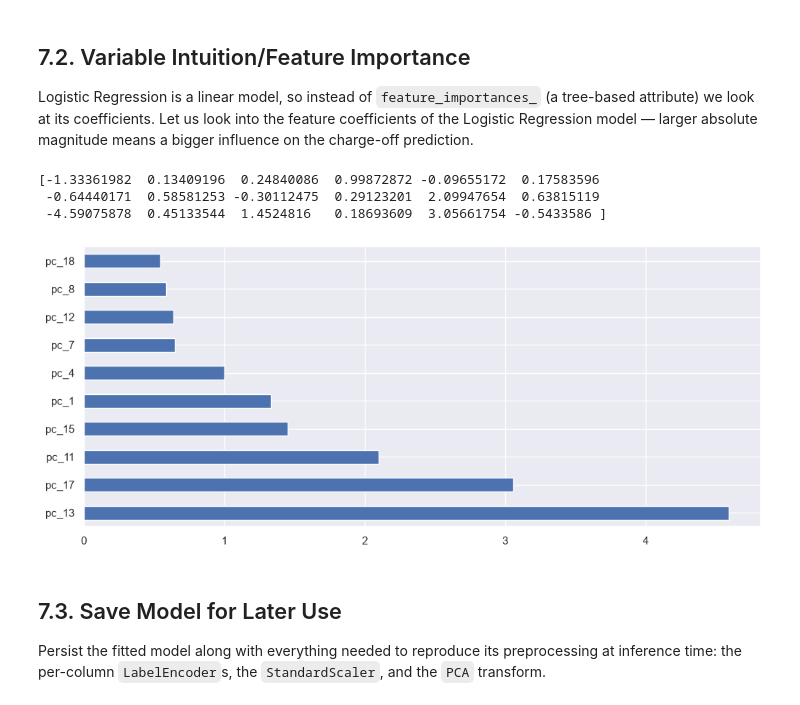
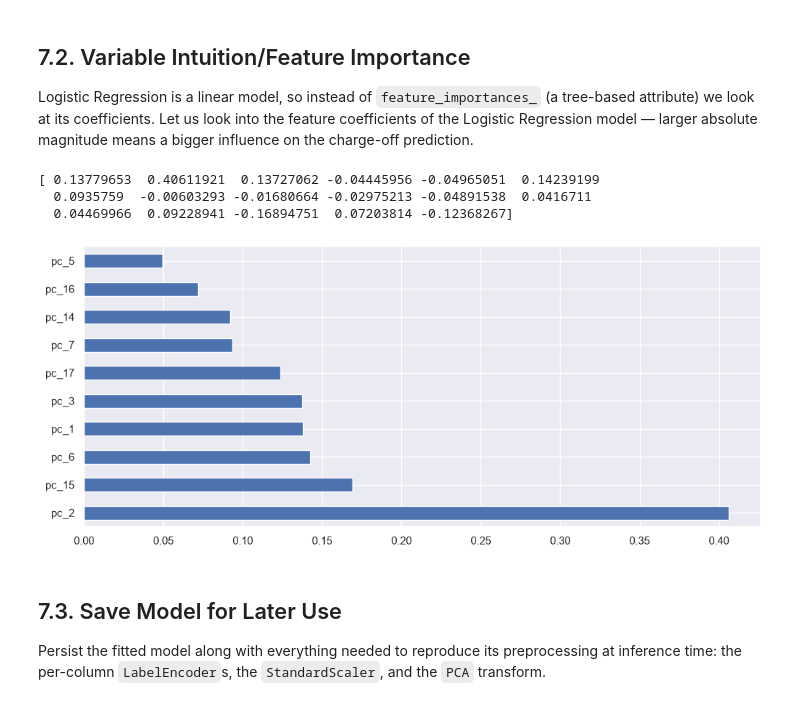
Before and after one commit to ahbiswas/Loan_approval, a Jupyter notebook: LoanDefaultProbability.ipynb, the cells around one changed output. Drawn from its saved outputs; the diff is of its cells as text; code cells hidden in the pictures.

```diff
--- a/LoanDefaultProbability.ipynb
+++ b/LoanDefaultProbability.ipynb
@@ -559,4 +531,0 @@ Current shape of dataset : (11000, 19)
-# %%
-#Filling the NAs with the mean of the column.
-#dataset.fillna(dataset.mean(),inplace = True)
-dataset.fillna(dataset.mean(numeric_only=True), inplace=True)
@@ -589,0 +549,24 @@ X_train, X_validation, Y_train, Y_validation = train_test_split(X, Y, test_size=
+# %%
+from sklearn.decomposition import PCA
+
+# Impute with the training-split mean only, then fit scaling/PCA on the training
+# split and apply the same fitted transforms to validation.
+train_means = X_train.mean(numeric_only=True)
+X_train = X_train.fillna(train_means)
+X_validation = X_validation.fillna(train_means)
+
+scaler = StandardScaler()
+X_train_scaled = scaler.fit_transform(X_train)
+X_validation_scaled = scaler.transform(X_validation)
+
+# Keep enough components to explain 95% of the variance
+pca = PCA(n_components=0.95, random_state=7)
+X_train_pca = pca.fit_transform(X_train_scaled)
+X_validation_pca = pca.transform(X_validation_scaled)
+
+print(f"Reduced from {X_train.shape[1]} features to {pca.n_components_} "
+      f"principal components (explained variance: {pca.explained_variance_ratio_.sum():.3f})")
+
+pca_cols = [f'pc_{i+1}' for i in range(X_train_pca.shape[1])]
+X_train = pd.DataFrame(X_train_pca, columns=pca_cols, index=X_train.index)
+X_validation = pd.DataFrame(X_validation_pca, columns=pca_cols, index=X_validation.index)
@@ -767,14 +752,14 @@ Let us look into the feature coefficients of the Logistic Regression model — l
 # %%
 print(model.coef_[0]) #use inbuilt coef_ attribute of linear classifiers
 #plot graph of feature coefficients (by absolute magnitude) for better visualization
-feat_importances = pd.Series(np.abs(model.coef_[0]), index=X.columns)
+feat_importances = pd.Series(np.abs(model.coef_[0]), index=X_train.columns)
 feat_importances.nlargest(10).plot(kind='barh')
 pyplot.show()
 # %% [output]
-[-1.33361982  0.13409196  0.24840086  0.99872872 -0.09655172  0.17583596
- -0.64440171  0.58581253 -0.30112475  0.29123201  2.09947654  0.63815119
- -4.59075878  0.45133544  1.4524816   0.18693609  3.05661754 -0.5433586 ]
+[ 0.13779653  0.40611921  0.13727062 -0.04445956 -0.04965051  0.14239199
+  0.0935759  -0.00603293 -0.01680664 -0.02975213 -0.04891538  0.0416711
+  0.04469966  0.09228941 -0.16894751  0.07203814 -0.12368267]
-[figure, old version]
+[figure, new version]
 # %% [markdown]
 <a id='6.3'></a>
 ## 7.3. Save Model for Later Use
```
Also changed, not shown: parts of 23 cells of this notebook, 5 other files.
